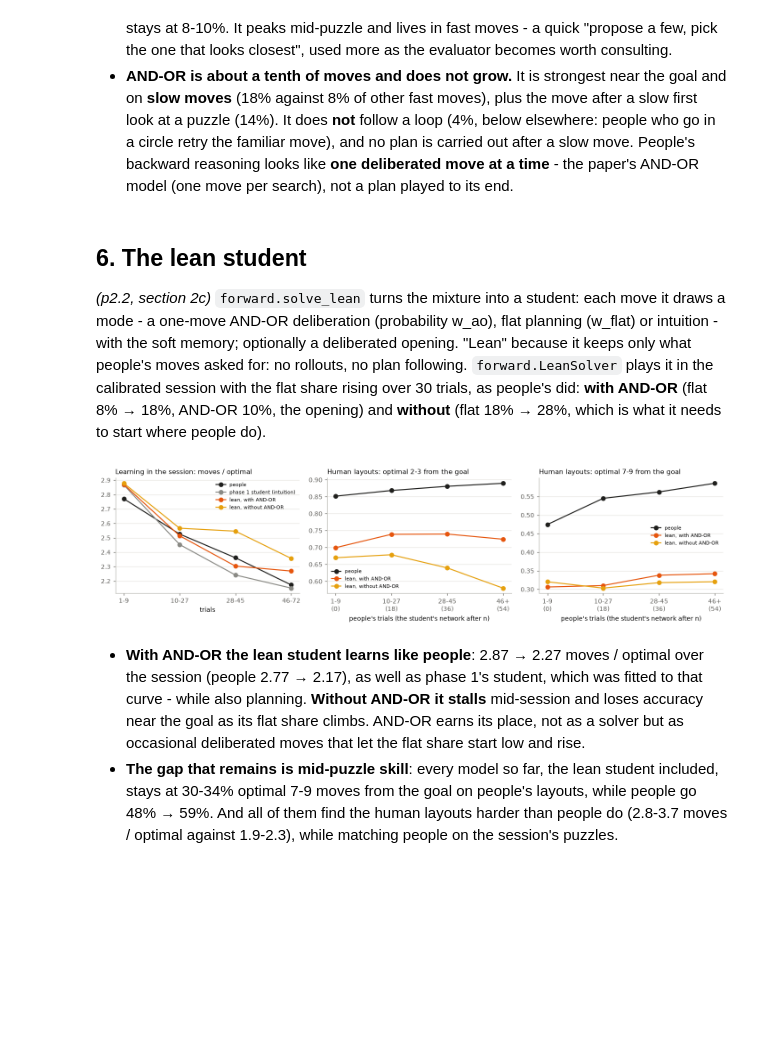
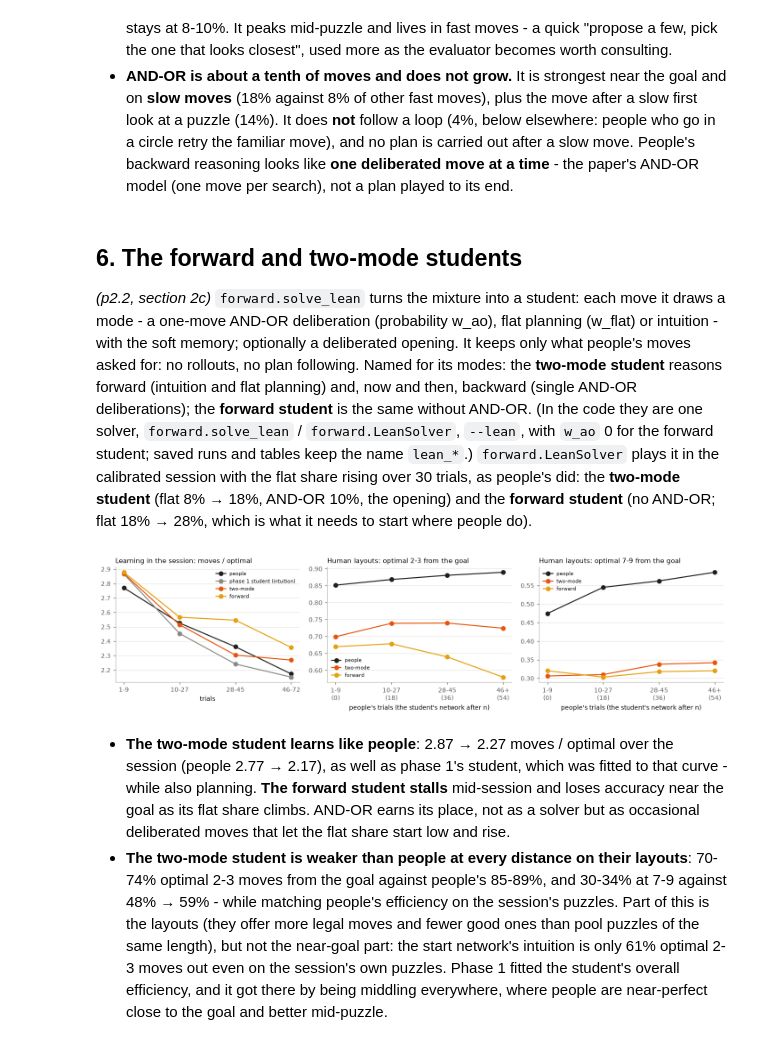
Before and after one commit to Appleseed4k/rush-hour, a Jupyter notebook: notebooks/p2_summary.ipynb, the cells around one changed output. Cells and saved outputs as stored; diff of their text form; code cells hidden in the pictures; blank space fills up the shorter version.

```diff
--- a/notebooks/p2_summary.ipynb
+++ b/notebooks/p2_summary.ipynb
@@ -171,8 +171,8 @@ def calibrate(df, scale=0.3):
 def family(c):
     for prefix, name in [("intuition, hard", "intuition (phase 1's start)"), ("intuition, soft", None),
                          ("best of 8", "best of 8 (4 + 4)"), ("forward", "forward rollouts"),
-                         ("flat+check", "flat + check"), ("flat", "flat"), ("two-mode", "two modes"),
-                         ("lean", "lean student")]:
+                         ("flat+check", "flat + check"), ("flat", "flat"), ("two-mode", "impasse switch"),
+                         ("lean", "forward / two-mode")]:
         if c.startswith(prefix):
             return name
 
@@ -185,11 +185,11 @@ cal = pd.concat([calibrate(mixed)] + [calibrate(pd.read_csv(os.path.join(SUMMARY
 cal["family"] = cal.config.map(family)
 cal = cal[cal.family.notna()]
 COLORS = {"intuition (phase 1's start)": "#8a8a85", "best of 8 (4 + 4)": "#7f77dd", "forward rollouts": "#2a78d6",
-          "flat": "#e6a00d", "flat + check": "#d4537e", "two modes": "#1d9e75", "lean student": "#e6550d"}
+          "flat": "#e6a00d", "flat + check": "#d4537e", "impasse switch": "#1d9e75", "forward / two-mode": "#e6550d"}
 fig, ax = plt.subplots(figsize=(8, 4.2))
 for fam, d in cal.groupby("family", sort=False):
-    ax.scatter(d["moves / optimal"], d.solved, s=24 if fam != "lean student" else 34, color=COLORS[fam], label=fam,
-               alpha=0.85, marker="D" if fam == "lean student" else "o")
+    ax.scatter(d["moves / optimal"], d.solved, s=24 if fam != "forward / two-mode" else 34, color=COLORS[fam], label=fam,
+               alpha=0.85, marker="D" if fam == "forward / two-mode" else "o")
 ax.errorbar([hr], [hs], xerr=[hr_se], yerr=[hs_se], fmt="s", color=PEOPLE, ms=7, capsize=3, label="people, trials 1-10")
 ax.set_xlim(1.3, 4.0)
 ax.set_xlabel("moves / optimal (solved)")
@@ -292,13 +292,17 @@ plt.show()
   slow move. People's backward reasoning looks like **one deliberated move at a time** - the paper's AND-OR model
   (one move per search), not a plan played to its end.
 # %% [markdown]
-## 6. The lean student
+## 6. The forward and two-mode students
 
 *(p2.2, section 2c)* `forward.solve_lean` turns the mixture into a student: each move it draws a mode - a one-move AND-OR
 deliberation (probability w_ao), flat planning (w_flat) or intuition - with the soft memory; optionally a deliberated
-opening. "Lean" because it keeps only what people's moves asked for: no rollouts, no plan following.
+opening. It keeps only what people's moves asked for: no rollouts, no plan following.
+Named for its modes: the **two-mode student** reasons forward (intuition and flat planning) and, now and then,
+backward (single AND-OR deliberations); the **forward student** is the same without AND-OR. (In the code they
+are one solver, `forward.solve_lean` / `forward.LeanSolver`, `--lean`, with `w_ao` 0 for the forward student;
+saved runs and tables keep the name `lean_*`.)
 `forward.LeanSolver` plays it in the calibrated session with the flat share rising over 30 trials, as people's did:
-**with AND-OR** (flat 8% → 18%, AND-OR 10%, the opening) and **without** (flat 18% → 28%, which is what it needs to
+the **two-mode student** (flat 8% → 18%, AND-OR 10%, the opening) and the **forward student** (no AND-OR; flat 18% → 28%, which is what it needs to
 start where people do).
 # %%
 def session_curve(path):
@@ -320,44 +324,47 @@ for lo, hi in [(1, 9), (10, 27), (28, 45), (46, 72)]:
     people_curve.append({"trials": f"{lo}-{hi}", "solved": g.groupby("subject").solved.mean().mean(),
                          "moves / optimal (solved)": (w.moves / w.distance).groupby(w.subject).mean().mean()})
 curves = {"people": pd.DataFrame(people_curve).set_index("trials"),
           "phase 1 student (intuition)": session_curve(os.path.join(fm.ARCHIVE_RUN, "sessions.json")),
-          "lean, with AND-OR": session_curve(os.path.join(paths.SESSIONS, "lean_people_all_m10_ao", "no_teacher",
+          "two-mode": session_curve(os.path.join(paths.SESSIONS, "lean_people_all_m10_ao", "no_teacher",
                                                          "sessions.json")),
-          "lean, without AND-OR": session_curve(os.path.join(paths.SESSIONS, "lean_people_all_m10_noao", "no_teacher",
+          "forward": session_curve(os.path.join(paths.SESSIONS, "lean_people_all_m10_noao", "no_teacher",
                                                             "sessions.json"))}
 paired, speople = {}, None
-for name, run in [("lean, with AND-OR", "lean_people_all_m10_ao"), ("lean, without AND-OR", "lean_people_all_m10_noao")]:
+for name, run in [("two-mode", "lean_people_all_m10_ao"), ("forward", "lean_people_all_m10_noao")]:
     f, speople = fm.summarize_learning(pd.read_csv(os.path.join(SUMMARY, f"lean_snapshots_{run}.csv")), fm.SNAP_STAGES)
     paired[name] = f[[r.snapshot == fm.SNAP_OF[r.stage] for r in f.itertuples()]].set_index("stage")
-C = {"people": PEOPLE, "phase 1 student (intuition)": "#8a8a85", "lean, with AND-OR": "#e6550d",
-     "lean, without AND-OR": "#e6a00d"}
+C = {"people": PEOPLE, "phase 1 student (intuition)": "#8a8a85", "two-mode": "#e6550d",
+     "forward": "#e6a00d"}
 fig, axes = plt.subplots(1, 3, figsize=(13, 3.4))
 for name, d in curves.items():
     axes[0].plot(range(4), d["moves / optimal (solved)"], "o-", color=C[name], label=name)
 axes[0].set_xticks(range(4), curves["people"].index)
 axes[0].set_xlabel("trials")
 axes[0].set_title("Learning in the session: moves / optimal")
 axes[0].legend(fontsize=7)
 for ax, col, title in [(axes[1], "optimal 2-3", "Human layouts: optimal 2-3 from the goal"),
                        (axes[2], "optimal 7-9", "Human layouts: optimal 7-9 from the goal")]:
     ax.plot(range(4), speople.loc[STAGES, col], "o-", color=PEOPLE, label="people")
     for name, d in paired.items():
         ax.plot(range(4), d.loc[STAGES, col], "o-", color=C[name], label=name)
     ax.set_xticks(range(4), [f"{s}\n({n})" for s, n in fm.SNAP_OF.items()])
     ax.set_xlabel("people's trials (the student's network after n)")
     ax.set_title(title)
     ax.legend(fontsize=7)
 for ax in axes:
     tidy(ax)
 plt.tight_layout()
 plt.show()
 # %% [output]
-[figure, old version]
+[figure, new version]
 # %% [markdown]
-- **With AND-OR the lean student learns like people**: 2.87 → 2.27 moves / optimal over the session (people 2.77 →
-  2.17), as well as phase 1's student, which was fitted to that curve - while also planning. **Without AND-OR it
+- **The two-mode student learns like people**: 2.87 → 2.27 moves / optimal over the session (people 2.77 →
+  2.17), as well as phase 1's student, which was fitted to that curve - while also planning. **The forward student
   stalls** mid-session and loses accuracy near the goal as its flat share climbs. AND-OR earns its place, not as a
   solver but as occasional deliberated moves that let the flat share start low and rise.
-- **The gap that remains is mid-puzzle skill**: every model so far, the lean student included, stays at 30-34% optimal
-  7-9 moves from the goal on people's layouts, while people go 48% → 59%. And all of them find the human layouts
-  harder than people do (2.8-3.7 moves / optimal against 1.9-2.3), while matching people on the session's puzzles.
+- **The two-mode student is weaker than people at every distance on their layouts**: 70-74% optimal 2-3 moves from the
+  goal against people's 85-89%, and 30-34% at 7-9 against 48% → 59% - while matching people's efficiency on the
+  session's puzzles. Part of this is the layouts (they offer more legal moves and fewer good ones than pool puzzles
+  of the same length), but not the near-goal part: the start network's intuition is only 61% optimal 2-3 moves out
+  even on the session's own puzzles. Phase 1 fitted the student's overall efficiency, and it got there by being
+  middling everywhere, where people are near-perfect close to the goal and better mid-puzzle.
```
Also changed, not shown: parts of 8 cells of this notebook, 9 other files.
